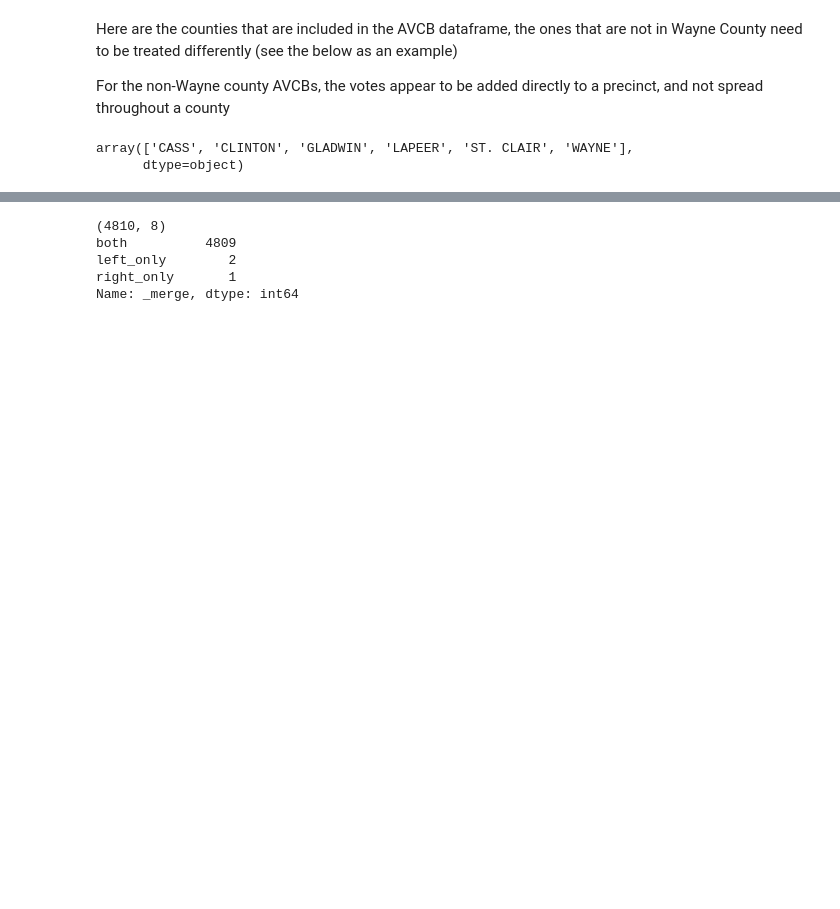
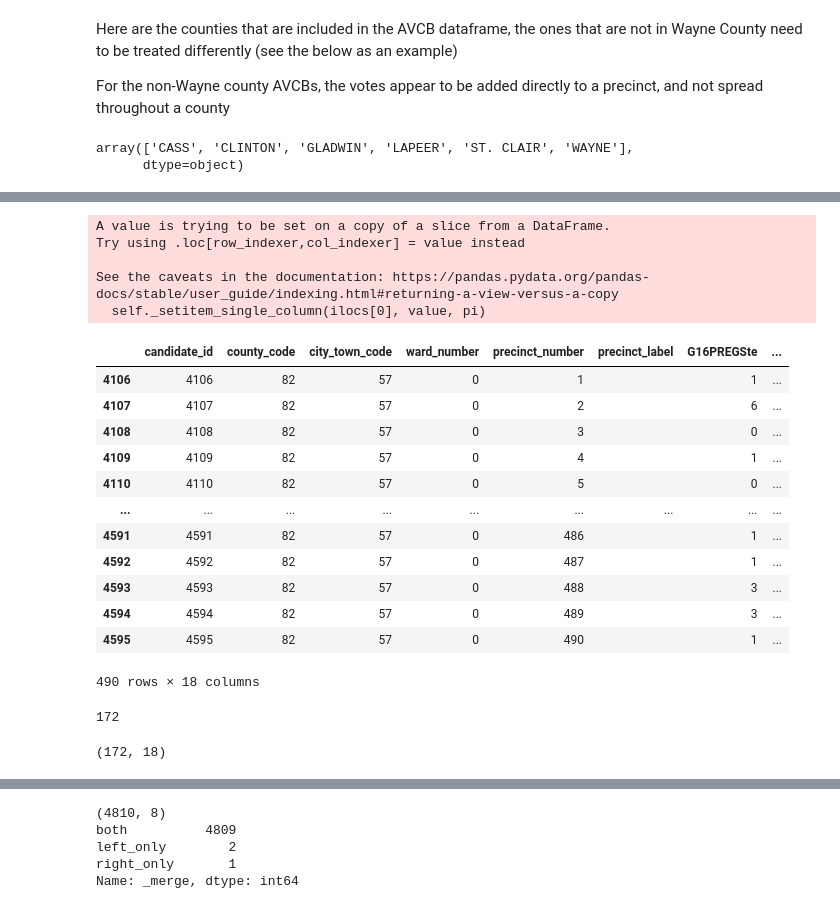
Before and after one commit to nonpartisan-redistricting-datahub/pdv-mi, a Jupyter notebook: vest-mi-2016/vest_mi_2016.ipynb, the cells around one changed output, grey strips where cells are left out. Cells and saved outputs as stored; diff of their text form; code cells hidden in the pictures; blank space fills up the shorter version.

```diff
--- a/vest-mi-2016/vest_mi_2016.ipynb
+++ b/vest-mi-2016/vest_mi_2016.ipynb
@@ -650,0 +639,5 @@ print(df_pivot[df_pivot["city_town_name"]=="ONTWA TOWNSHIP"])
+# %%
+print(avcb_not_wayne["VTD2016"])
+
+no_list = list(avcb_not_wayne["VTD2016"])
+print(no_list)
@@ -650,0 +685,5 @@ print(df_pivot[df_pivot["city_town_name"]=="ONTWA TOWNSHIP"])
+# %%
+df_no_avcb_or_stat[df_no_avcb_or_stat["VTD2016"].isin(no_list)]
+for i in no_list:
+    if i not in list(df_no_avcb_or_stat["VTD2016"]):
+        print(i)
@@ -650,0 +737,36 @@ print(df_pivot[df_pivot["city_town_name"]=="ONTWA TOWNSHIP"])
+# %%
+data_columns = ["G16PREGSte","G16PREDCli","G16PRERTru","G16PRELJoh","G16PREOth"]
+
+
+for i in no_list:
+    if i =='0372412000001':
+        df_id = '0372412000017'
+    else:
+        df_id = i
+    for cand in data_columns:
+        df_no_avcb_or_stat.loc[df_no_avcb_or_stat["VTD2016"]==df_id,cand]+=int(avcb_not_wayne.loc[avcb_not_wayne["VTD2016"]==i,cand])
+# %% [output]
+A value is trying to be set on a copy of a slice from a DataFrame.
+Try using .loc[row_indexer,col_indexer] = value instead
+
+See the caveats in the documentation: https://pandas.pydata.org/pandas-docs/stable/user_guide/indexing.html#returning-a-view-versus-a-copy
+  self._setitem_single_column(ilocs[0], value, pi)
+# %%
+precincts_detroit = df_no_avcb_or_stat[df_no_avcb_or_stat["city_town_name"]=="DETROIT CITY"]
+df_no_avcb_or_stat = df_no_avcb_or_stat[df_no_avcb_or_stat["city_town_name"]!="DETROIT CITY"]
+# %%
+precincts_detroit
+# %% [output]
+|  | candidate_id | county_code | city_town_code | ward_number | precinct_number | precinct_label | G16PREGSte | ... |
+| 4106 | 4106 | 82 | 57 | 0 | 1 |  | 1 | ... |
+| 4107 | 4107 | 82 | 57 | 0 | 2 |  | 6 | ... |
+| 4108 | 4108 | 82 | 57 | 0 | 3 |  | 0 | ... |
+| 4109 | 4109 | 82 | 57 | 0 | 4 |  | 1 | ... |
+| 4110 | 4110 | 82 | 57 | 0 | 5 |  | 0 | ... |
+| ... | ... | ... | ... | ... | ... | ... | ... | ... |
+| 4591 | 4591 | 82 | 57 | 0 | 486 |  | 1 | ... |
+| 4592 | 4592 | 82 | 57 | 0 | 487 |  | 1 | ... |
+| 4593 | 4593 | 82 | 57 | 0 | 488 |  | 3 | ... |
+| 4594 | 4594 | 82 | 57 | 0 | 489 |  | 3 | ... |
+| 4595 | 4595 | 82 | 57 | 0 | 490 |  | 1 | ... |
+490 rows × 18 columns
@@ -651,3 +777,11 @@ print(df_pivot[df_pivot["city_town_name"]=="ONTWA TOWNSHIP"])
+# %%
+print(len(precincts_detroit["avcb"].unique()))
+# %% [output]
+172
+# %%
+print(avcb_wayne.shape)
+# %% [output]
+(172, 18)
 # %%
 #Checked that all rows were accounted in for in splitting the dataframe up
 print(df_pivot.shape)
```
Also changed, not shown: parts of 58 cells of this notebook.
